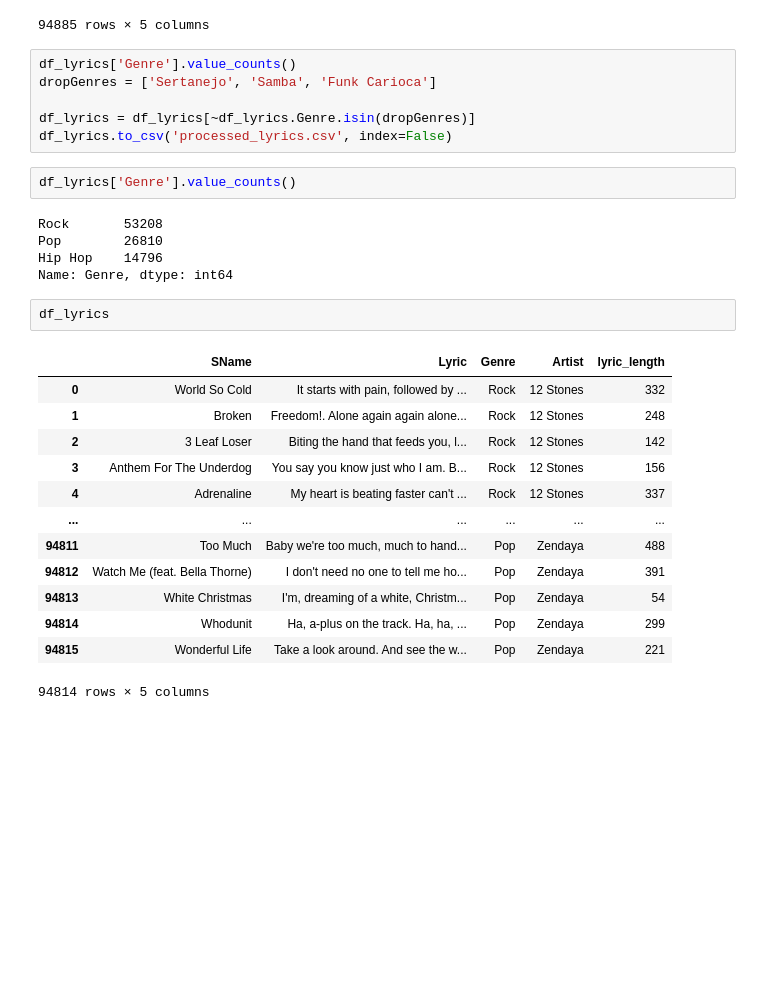
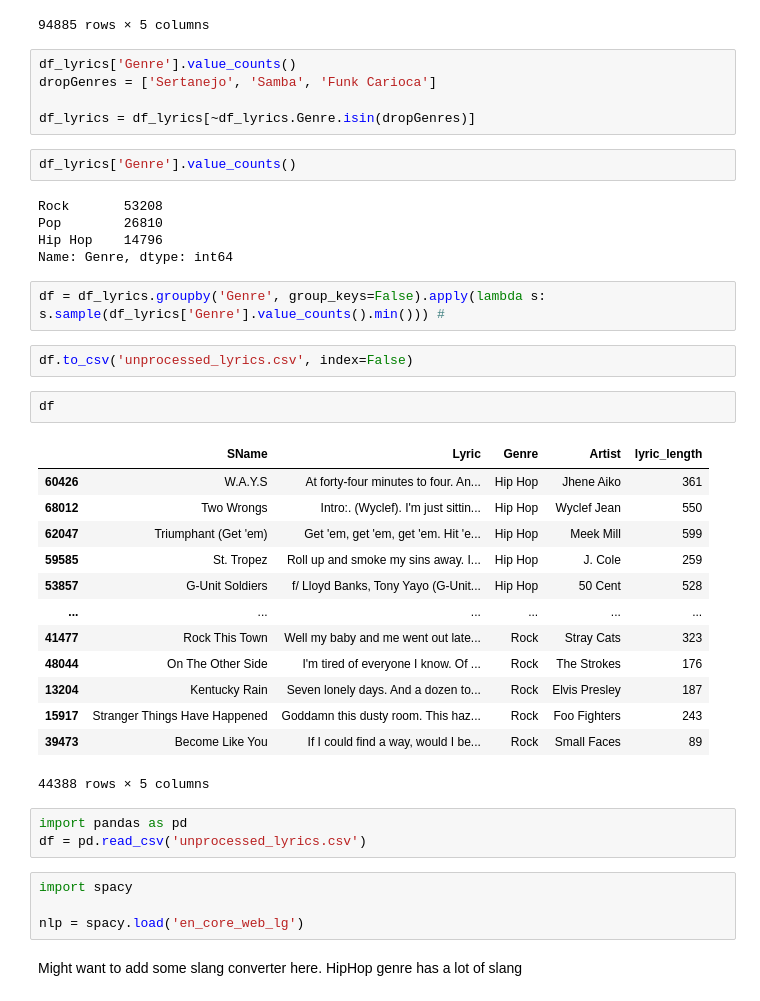
Before and after one commit to marfr370/NLP, a Jupyter notebook: Data_preprocessing.ipynb, the cells around one changed output. Saved outputs shown, nothing was run; the diff lists cells and outputs as text; blank space fills up the shorter version.

Commit message:
Remake of lyrics data in terms of preprocessing

```diff
--- a/Data_preprocessing.ipynb
+++ b/Data_preprocessing.ipynb
@@ -116,7 +127,6 @@ df_lyrics['Genre'].value_counts()
 dropGenres = ['Sertanejo', 'Samba', 'Funk Carioca']
 
 df_lyrics = df_lyrics[~df_lyrics.Genre.isin(dropGenres)]
-df_lyrics.to_csv('processed_lyrics.csv', index=False)
 # %%
 df_lyrics['Genre'].value_counts()
 # %% [output]
@@ -124,19 +134,32 @@ Rock       53208
 Pop        26810
 Hip Hop    14796
 Name: Genre, dtype: int64
+# %%
+df = df_lyrics.groupby('Genre', group_keys=False).apply(lambda s: s.sample(df_lyrics['Genre'].value_counts().min())) #
+# %%
+df.to_csv('unprocessed_lyrics.csv', index=False)
 # %%
-df_lyrics
+df
 # %% [output]
 |  | SName | Lyric | Genre | Artist | lyric_length |
-| 0 | World So Cold | It starts with pain, followed by ... | Rock | 12 Stones | 332 |
-| 1 | Broken | Freedom!. Alone again again alone... | Rock | 12 Stones | 248 |
-| 2 | 3 Leaf Loser | Biting the hand that feeds you, l... | Rock | 12 Stones | 142 |
-| 3 | Anthem For The Underdog | You say you know just who I am. B... | Rock | 12 Stones | 156 |
-| 4 | Adrenaline | My heart is beating faster can't ... | Rock | 12 Stones | 337 |
+| 60426 | W.A.Y.S | At forty-four minutes to four. An... | Hip Hop | Jhene Aiko | 361 |
+| 68012 | Two Wrongs | Intro:. (Wyclef). I'm just sittin... | Hip Hop | Wyclef Jean | 550 |
+| 62047 | Triumphant (Get 'em) | Get 'em, get 'em, get 'em. Hit 'e... | Hip Hop | Meek Mill | 599 |
+| 59585 | St. Tropez | Roll up and smoke my sins away. I... | Hip Hop | J. Cole | 259 |
+| 53857 | G-Unit Soldiers | f/ Lloyd Banks, Tony Yayo (G-Unit... | Hip Hop | 50 Cent | 528 |
 | ... | ... | ... | ... | ... | ... |
-| 94811 | Too Much | Baby we're too much, much to hand... | Pop | Zendaya | 488 |
-| 94812 | Watch Me (feat. Bella Thorne) | I don't need no one to tell me ho... | Pop | Zendaya | 391 |
-| 94813 | White Christmas | I'm, dreaming of a white, Christm... | Pop | Zendaya | 54 |
-| 94814 | Whodunit | Ha, a-plus on the track. Ha, ha, ... | Pop | Zendaya | 299 |
-| 94815 | Wonderful Life | Take a look around. And see the w... | Pop | Zendaya | 221 |
+| 41477 | Rock This Town | Well my baby and me went out late... | Rock | Stray Cats | 323 |
+| 48044 | On The Other Side | I'm tired of everyone I know. Of ... | Rock | The Strokes | 176 |
+| 13204 | Kentucky Rain | Seven lonely days. And a dozen to... | Rock | Elvis Presley | 187 |
+| 15917 | Stranger Things Have Happened | Goddamn this dusty room. This haz... | Rock | Foo Fighters | 243 |
+| 39473 | Become Like You | If I could find a way, would I be... | Rock | Small Faces | 89 |
-94814 rows × 5 columns
+44388 rows × 5 columns
+# %%
+import pandas as pd
+df = pd.read_csv('unprocessed_lyrics.csv')
+# %%
+import spacy
+
+nlp = spacy.load('en_core_web_lg')
+# %% [markdown]
+Might want to add some slang converter here. HipHop genre has a lot of slang
```
Also changed, not shown: parts of 12 cells of this notebook, 4 other files.
